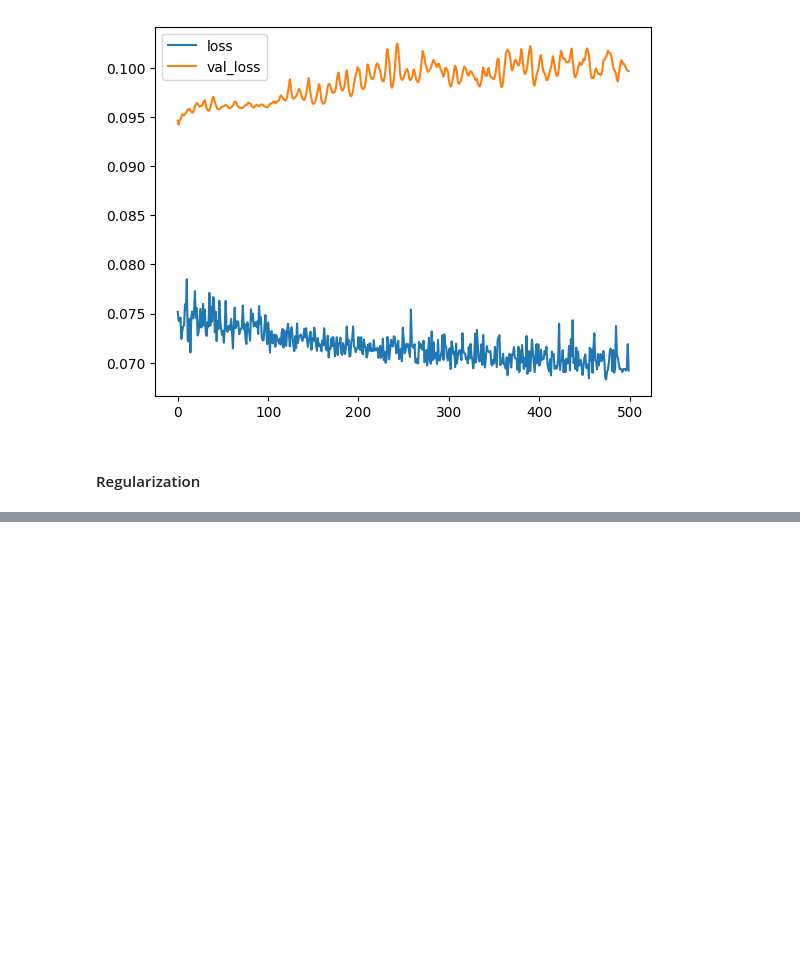
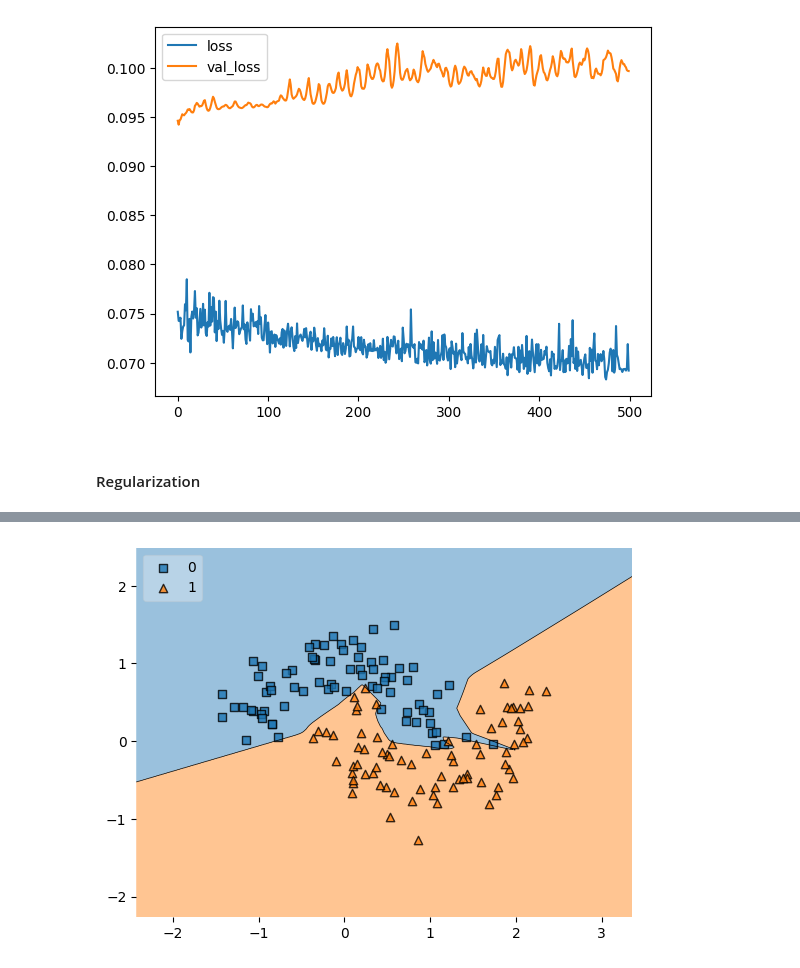
Before and after one commit to siddharthangra/Code_notes, a Jupyter notebook: Deep Learning/Improving_neural_network_perf.ipynb, the cells around one changed output, grey strips where cells are left out. Cells and saved outputs as stored; diff of their text form; code cells hidden in the pictures; blank space fills up the shorter version.

```diff
--- a/Deep Learning/Improving_neural_network_perf.ipynb
+++ b/Deep Learning/Improving_neural_network_perf.ipynb
@@ -294,0 +304,9 @@ plt.legend()
+# %%
+import tensorflow
+from tensorflow.keras.models import Sequential
+from tensorflow.keras.layers import Dense
+
+model = Sequential()
+model.add(Dense(128,input_dim = 2, activation = 'relu'))
+model.add(Dense(128,activation='relu'))
+model.add(Dense(1,activation ='sigmoid'))
@@ -294,0 +329,4 @@ plt.legend()
+# %%
+model.compile(optimizer='adam', loss='binary_crossentropy', metrics=['accuracy'])
+# %%
+history = model.fit(x,y, epochs= 2000, validation_split = 0.2)
@@ -294,0 +351,7 @@ plt.legend()
+# %%
+
+from mlxtend.plotting import plot_decision_regions
+
+plot_decision_regions(x,y.astype(int),clf=model,legend=2)
+plt.show()
+# %% [output]
@@ -294,0 +359 @@ plt.legend()
+[figure, added]
```
Also changed, not shown: parts of 10 cells of this notebook.
